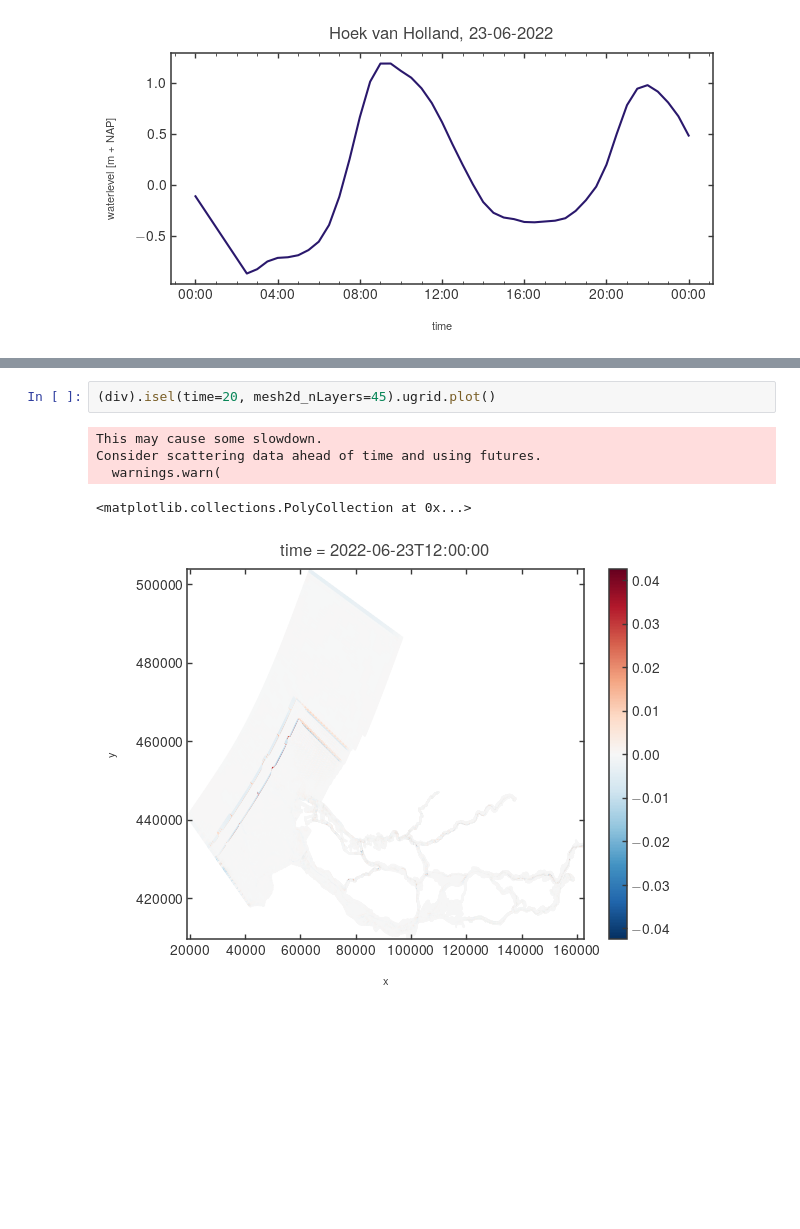
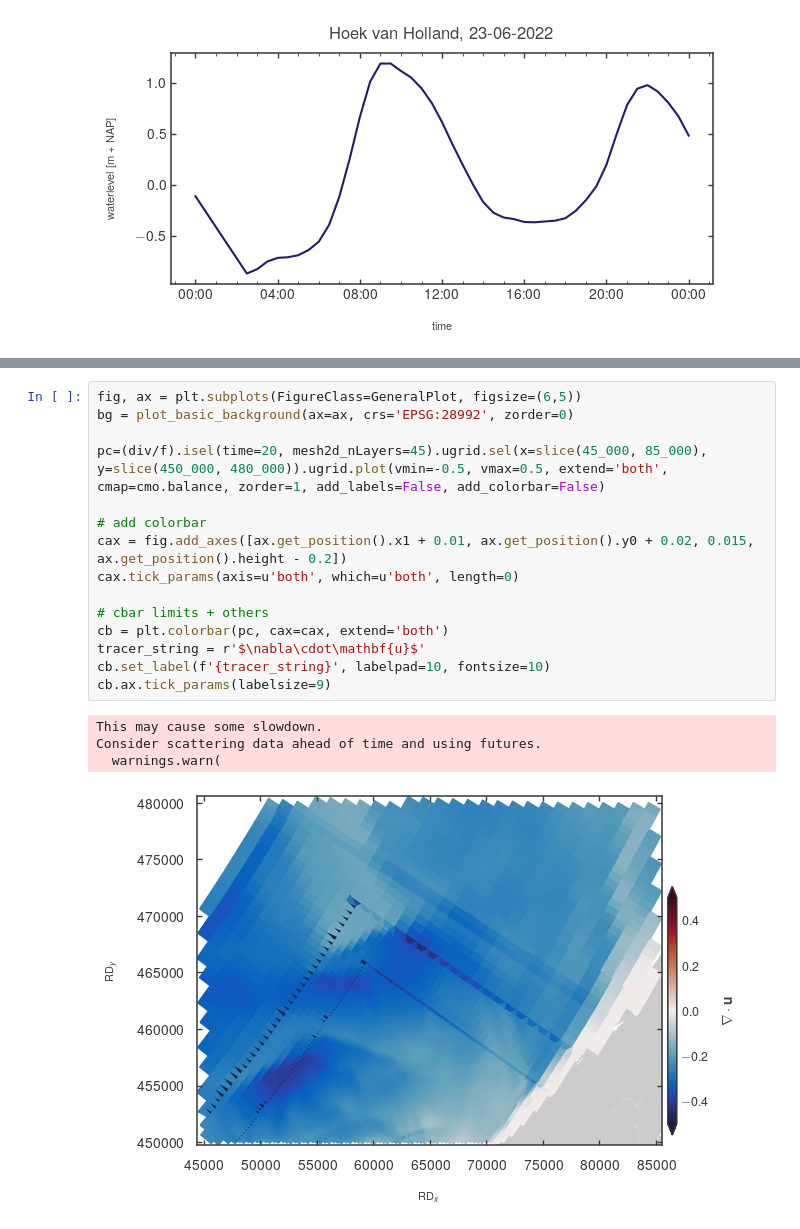
Before and after one commit to mgeraeds/pysva, a Jupyter notebook: notebooks/01_testing.ipynb, the cells around one changed output, grey strips where cells are left out. Drawn from its saved outputs; the diff is of its cells as text; blank space fills up the shorter version.

```diff
--- a/notebooks/01_testing.ipynb
+++ b/notebooks/01_testing.ipynb
@@ -1051,8 +962,20 @@ Positive direction is from first to second neighbouring face (flow element).
-# %%
-(div).isel(time=20, mesh2d_nLayers=45).ugrid.plot()
-# %% [output]
-This may cause some slowdown.
-Consider scattering data ahead of time and using futures.
-  warnings.warn(
-<matplotlib.collections.PolyCollection at 0x...>
-[figure, removed]
+# %%
+fig, ax = plt.subplots(FigureClass=GeneralPlot, figsize=(6,5))
+bg = plot_basic_background(ax=ax, crs='EPSG:28992', zorder=0)
+
+pc=(div/f).isel(time=20, mesh2d_nLayers=45).ugrid.sel(x=slice(45_000, 85_000), y=slice(450_000, 480_000)).ugrid.plot(vmin=-0.5, vmax=0.5, extend='both', cmap=cmo.balance, zorder=1, add_labels=False, add_colorbar=False)
+
+# add colorbar
+cax = fig.add_axes([ax.get_position().x1 + 0.01, ax.get_position().y0 + 0.02, 0.015, ax.get_position().height - 0.2])
+cax.tick_params(axis=u'both', which=u'both', length=0)
+
+# cbar limits + others
+cb = plt.colorbar(pc, cax=cax, extend='both')
+tracer_string = r'$\nabla\cdot\mathbf{u}$'
+cb.set_label(f'{tracer_string}', labelpad=10, fontsize=10)
+cb.ax.tick_params(labelsize=9)
+# %% [output]
+This may cause some slowdown.
+Consider scattering data ahead of time and using futures.
+  warnings.warn(
+[figure, added]
```
Also changed, not shown: parts of 55 cells of this notebook.
